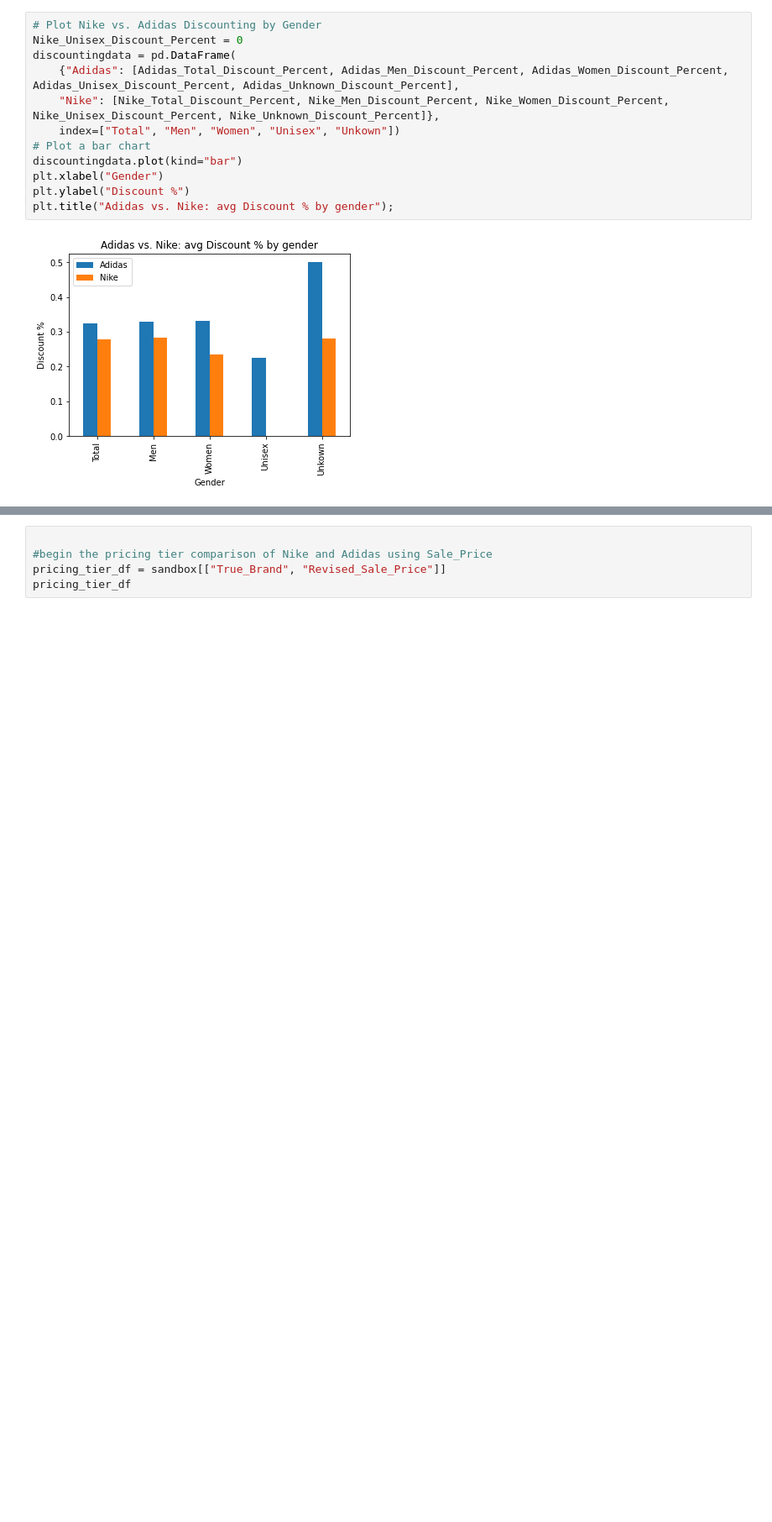
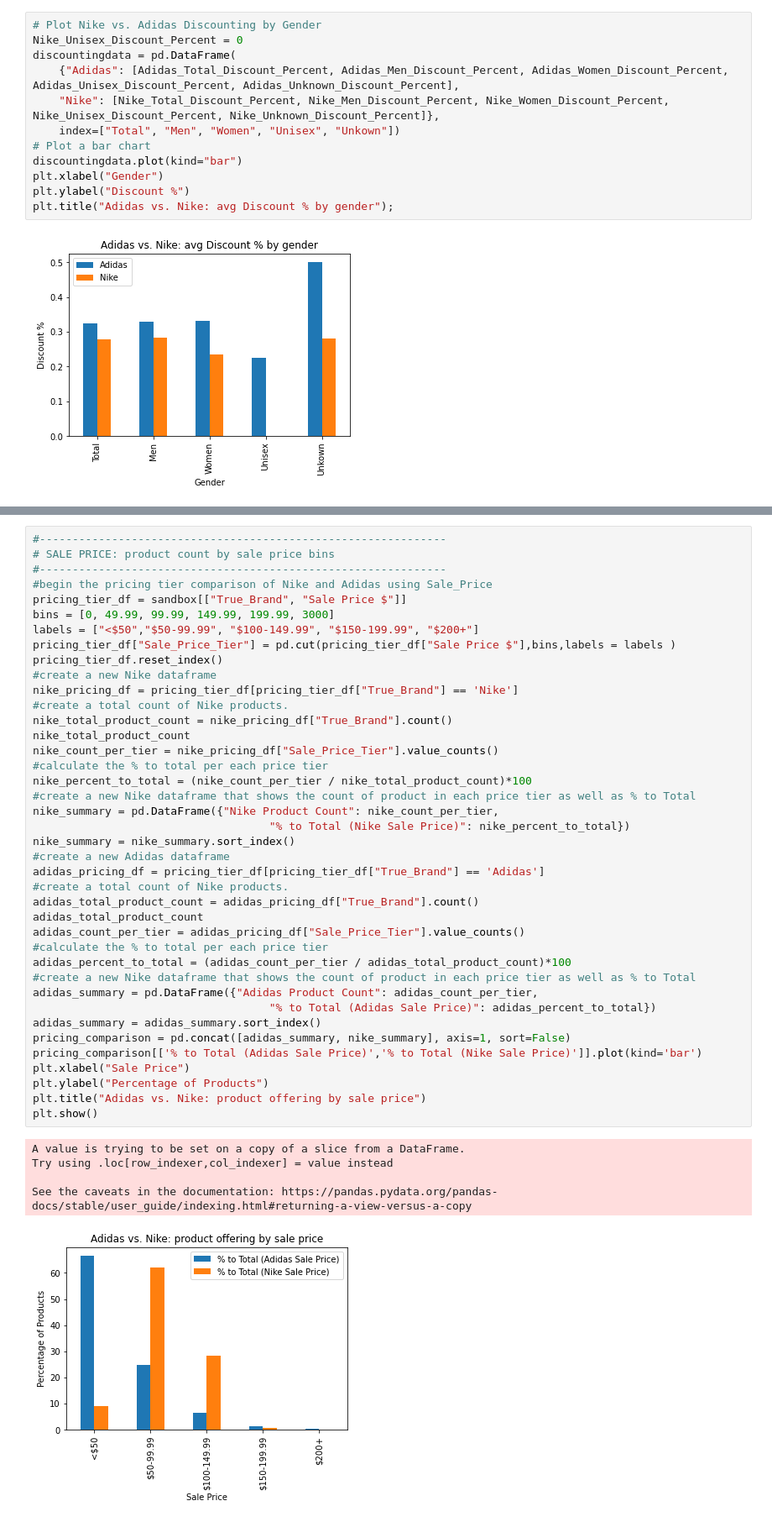
Before and after one commit to abgarberpaul/Nike-vs-Adidas, a Jupyter notebook: Data_Exploration.ipynb, the cells around one changed output, grey strips where cells are left out. Shown: that part at 84% size. Cells and saved outputs as stored; diff of their text form; blank space fills up the shorter version.

```diff
--- a/Data_Exploration.ipynb
+++ b/Data_Exploration.ipynb
@@ -294,8 +294,49 @@ sandbox.head()
 | 2 | Women's adidas Swim Puka Slippers | CM0081 | 999 | 599 | 40 | Adidas CORE / NEO | These adidas Puka slippers for wo... | 2.6 | 37 | ... |
 | 3 | Women's adidas Sport Inspired Que... | B44832 | 6999 | 3499 | 50 | Adidas CORE / NEO | Inspired by modern tech runners, ... | 4.1 | 35 | ... |
 | 4 | Women's adidas Originals Taekwond... | D98205 | 7999 | 3999 | 50 | Adidas ORIGINALS | This design is inspired by vintag... | 3.5 | 72 | ... |
-# %%
-
-#begin the pricing tier comparison of Nike and Adidas using Sale_Price
-pricing_tier_df = sandbox[["True_Brand", "Revised_Sale_Price"]]
-pricing_tier_df
+# %%
+#--------------------------------------------------------------
+# SALE PRICE: product count by sale price bins
+#--------------------------------------------------------------
+#begin the pricing tier comparison of Nike and Adidas using Sale_Price
+pricing_tier_df = sandbox[["True_Brand", "Sale Price $"]]
+bins = [0, 49.99, 99.99, 149.99, 199.99, 3000]
+labels = ["<$50","$50-99.99", "$100-149.99", "$150-199.99", "$200+"]
+pricing_tier_df["Sale_Price_Tier"] = pd.cut(pricing_tier_df["Sale Price $"],bins,labels = labels )
+pricing_tier_df.reset_index()
+#create a new Nike dataframe
+nike_pricing_df = pricing_tier_df[pricing_tier_df["True_Brand"] == 'Nike']
+#create a total count of Nike products.
+nike_total_product_count = nike_pricing_df["True_Brand"].count()
+nike_total_product_count
+nike_count_per_tier = nike_pricing_df["Sale_Price_Tier"].value_counts()
+#calculate the % to total per each price tier
+nike_percent_to_total = (nike_count_per_tier / nike_total_product_count)*100
+#create a new Nike dataframe that shows the count of product in each price tier as well as % to Total
+nike_summary = pd.DataFrame({"Nike Product Count": nike_count_per_tier,
+                                    "% to Total (Nike Sale Price)": nike_percent_to_total})
+nike_summary = nike_summary.sort_index()
+#create a new Adidas dataframe
+adidas_pricing_df = pricing_tier_df[pricing_tier_df["True_Brand"] == 'Adidas']
+#create a total count of Nike products.
+adidas_total_product_count = adidas_pricing_df["True_Brand"].count()
+adidas_total_product_count
+adidas_count_per_tier = adidas_pricing_df["Sale_Price_Tier"].value_counts()
+#calculate the % to total per each price tier
+adidas_percent_to_total = (adidas_count_per_tier / adidas_total_product_count)*100
+#create a new Nike dataframe that shows the count of product in each price tier as well as % to Total
+adidas_summary = pd.DataFrame({"Adidas Product Count": adidas_count_per_tier,
+                                    "% to Total (Adidas Sale Price)": adidas_percent_to_total})
+adidas_summary = adidas_summary.sort_index()
+pricing_comparison = pd.concat([adidas_summary, nike_summary], axis=1, sort=False)
+pricing_comparison[['% to Total (Adidas Sale Price)','% to Total (Nike Sale Price)']].plot(kind='bar')
+plt.xlabel("Sale Price")
+plt.ylabel("Percentage of Products")
+plt.title("Adidas vs. Nike: product offering by sale price")
+plt.show()
+# %% [output]
+A value is trying to be set on a copy of a slice from a DataFrame.
+Try using .loc[row_indexer,col_indexer] = value instead
+
+See the caveats in the documentation: https://pandas.pydata.org/pandas-docs/stable/user_guide/indexing.html#returning-a-view-versus-a-copy
+[figure, added]
```
Also changed, not shown: parts of 9 cells of this notebook.
